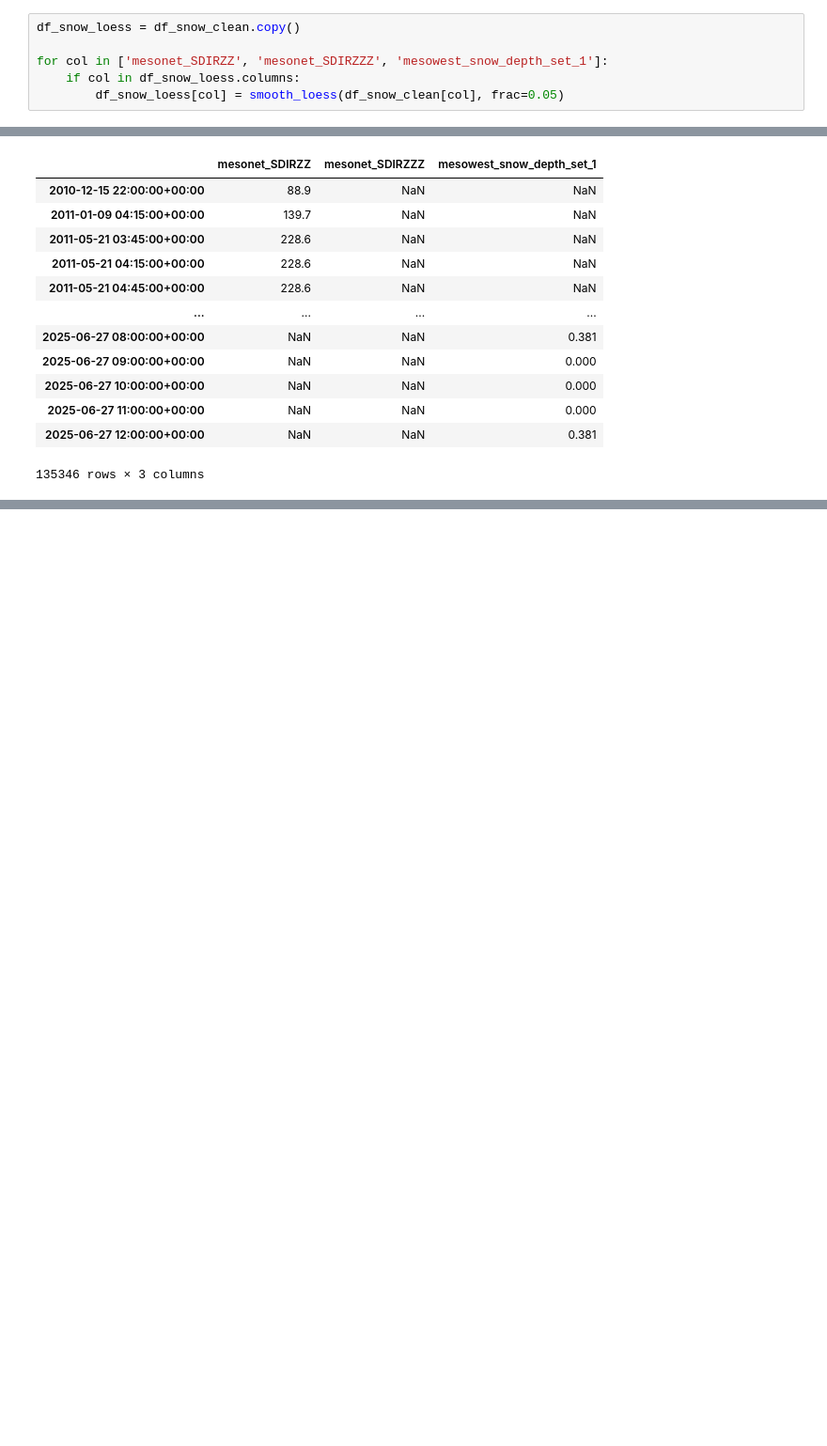
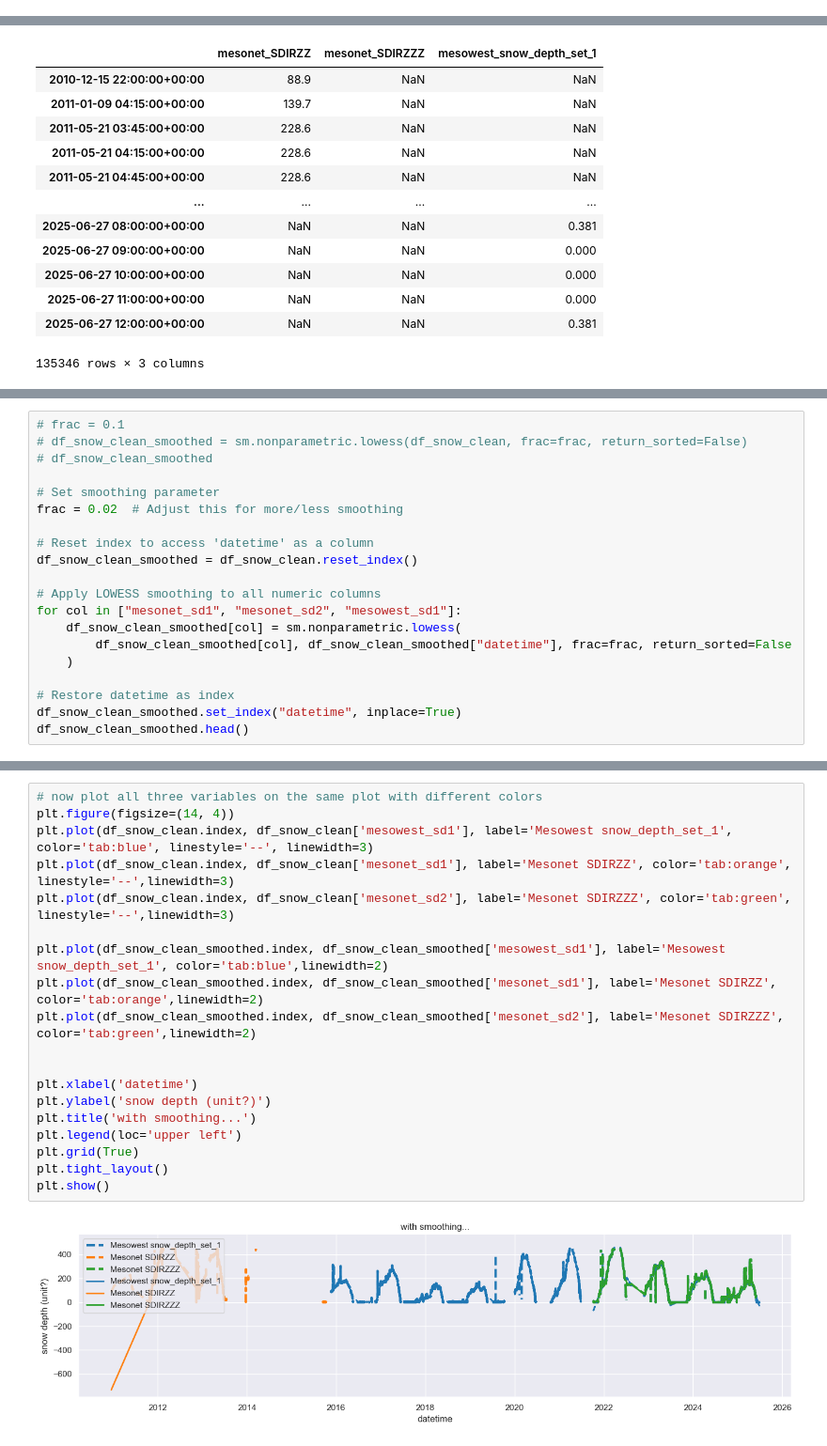
Before and after one commit to cassielumbrazo/juneau_data_analysis, a Jupyter notebook: 2_load_all_powderpatch_synoptic.ipynb, the cells around one changed output, grey strips where cells are left out. Shown at 94% size. Saved outputs shown, nothing was run; the diff lists cells and outputs as text; blank space fills up the shorter version.

Commit message:
plotting all snow depth together, unfinished smoothing code at the end

```diff
--- a/2_load_all_powderpatch_synoptic.ipynb
+++ b/2_load_all_powderpatch_synoptic.ipynb
@@ -453,6 +426,0 @@ def smooth_loess(series, frac=0.05):
-# %%
-df_snow_loess = df_snow_clean.copy()
-
-for col in ['mesonet_SDIRZZ', 'mesonet_SDIRZZZ', 'mesowest_snow_depth_set_1']:
-    if col in df_snow_loess.columns:
-        df_snow_loess[col] = smooth_loess(df_snow_clean[col], frac=0.05)
@@ -481,0 +477,20 @@ Number of duplicate timestamps: 28898
+# %%
+# frac = 0.1
+# df_snow_clean_smoothed = sm.nonparametric.lowess(df_snow_clean, frac=frac, return_sorted=False)
+# df_snow_clean_smoothed
+
+# Set smoothing parameter
+frac = 0.02  # Adjust this for more/less smoothing
+
+# Reset index to access 'datetime' as a column
+df_snow_clean_smoothed = df_snow_clean.reset_index()
+
+# Apply LOWESS smoothing to all numeric columns
+for col in ["mesonet_sd1", "mesonet_sd2", "mesowest_sd1"]:
+    df_snow_clean_smoothed[col] = sm.nonparametric.lowess(
+        df_snow_clean_smoothed[col], df_snow_clean_smoothed["datetime"], frac=frac, return_sorted=False
+    )
+
+# Restore datetime as index
+df_snow_clean_smoothed.set_index("datetime", inplace=True)
+df_snow_clean_smoothed.head()
@@ -481,0 +505,21 @@ Number of duplicate timestamps: 28898
+# %%
+# now plot all three variables on the same plot with different colors
+plt.figure(figsize=(14, 4))
+plt.plot(df_snow_clean.index, df_snow_clean['mesowest_sd1'], label='Mesowest snow_depth_set_1', color='tab:blue', linestyle='--', linewidth=3)
+plt.plot(df_snow_clean.index, df_snow_clean['mesonet_sd1'], label='Mesonet SDIRZZ', color='tab:orange', linestyle='--',linewidth=3)
+plt.plot(df_snow_clean.index, df_snow_clean['mesonet_sd2'], label='Mesonet SDIRZZZ', color='tab:green', linestyle='--',linewidth=3)
+
+plt.plot(df_snow_clean_smoothed.index, df_snow_clean_smoothed['mesowest_sd1'], label='Mesowest snow_depth_set_1', color='tab:blue',linewidth=2)
+plt.plot(df_snow_clean_smoothed.index, df_snow_clean_smoothed['mesonet_sd1'], label='Mesonet SDIRZZ', color='tab:orange',linewidth=2)
+plt.plot(df_snow_clean_smoothed.index, df_snow_clean_smoothed['mesonet_sd2'], label='Mesonet SDIRZZZ', color='tab:green',linewidth=2)
+
+
+plt.xlabel('datetime')
+plt.ylabel('snow depth (unit?)')
+plt.title('with smoothing...')
+plt.legend(loc='upper left')
+plt.grid(True)
+plt.tight_layout()
+plt.show()
+# %% [output]
+[figure, added]
```
Also changed, not shown: parts of 42 cells of this notebook.
